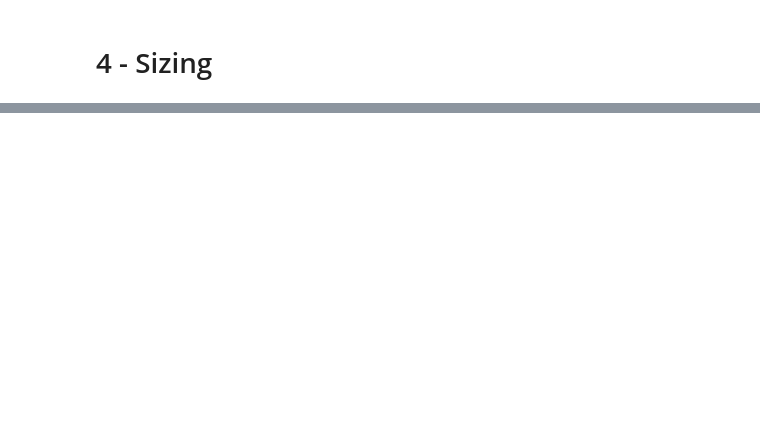
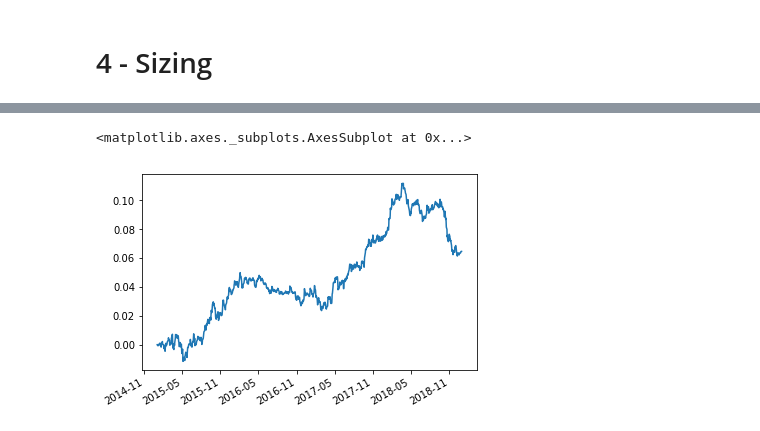
Before and after one commit to zliyclh/post_result, a Jupyter notebook: Center book.ipynb, the cells around one changed output, grey strips where cells are left out. Saved outputs shown, nothing was run; the diff lists cells and outputs as text; code cells hidden in the pictures; blank space fills up the shorter version.

Commit message:
add centre book code

```diff
--- a/Center book.ipynb
+++ b/Center book.ipynb
@@ -322,2 +663,3 @@ def signal_account(return_df,index_return_df,size_row,orig_size_df):
 # %%
-daily_pnl,account_curve,size_df=signal_account(abs_return,index_return,alpha_FI_size,'equal',0.015)
+Europe_center_book_equal=signal(abs_return,alpha_FI_size,alpha_FI_pnl,Book,index_mapping,'equal',0.015,"Europe",\
+                             fundamental_dict)
@@ -462,6 +842,0 @@ US["size_rank"]=quartile_name(US["size"],False)
-# %%
-size_mom=pd.Series()
-for i in range(1,6):
-    target=US[US["size_rank"]==i]
-    target["size_mom"]=list(zip(quartile_name(target["mom"],True),target["size_rank"]))
-    size_mom=size_mom.append(target["size_mom"])
@@ -473,0 +983,30 @@ See the caveats in the documentation: http://pandas.pydata.org/pandas-docs/stabl
+# %%
+def factor_size(alpha_size_df,rank_df,region,mapping_df):
+    '''
+    From portfolio size, factor return and rank to get factor size
+    '''
+    rank_df=rank_df.fillna(1.0)
+    size_df=alpha_size_df.loc[:,alpha_FI_size.apply(lambda x: universe_evaluate(x.name[0][-2:],mapping_df),axis=0)==region]
+    count_df=size_df.copy()
+    count_df[pd.notnull(count_df)]=1
+    signal_factor=count_df.apply(lambda x:x*rank_df.loc[:,x.name[0]] if x.name[0] in rank_df.columns else x\
+                                 ,axis=0) # generate signal/factor mapping
+
+    residual_size=Europe_size[signal_factor==1].dropna(how='all',axis=1)
+    #aim to extract those that are not covered by the factor, used later for hedge with market index
+
+
+    factor_size_dict={}
+    for i in sorted(rank_df.iloc[2][rank_df.iloc[2]!=1].dropna().unique()):
+        signal_factor_copy=signal_factor.copy()
+        signal_factor_evaluate=signal_factor_copy.apply(lambda x: x[x==i],axis=1)
+        signal_factor_evaluate[pd.notnull(signal_factor_evaluate)]=1
+        factor_size=size_df.loc[:,signal_factor_evaluate.columns]*signal_factor_evaluate
+        if factor_size.shape[1]==0:
+            pass
+        else:
+            factor_size_dict[i]=-factor_size.sum(axis=1)
+
+    factor_size=pd.DataFrame(factor_size_dict).loc[alpha_size_df.index]
+
+    return factor_size,residual_size
@@ -473,0 +1077,8 @@ See the caveats in the documentation: http://pandas.pydata.org/pandas-docs/stabl
+# %%
+factor_Europe_long_rp,factor_Europe_short_rp,factor_Europe_alpha_rp,factor_Europe_portfolio_rp=factor_signal_account(Europe_rank,abs_return,\
+                                                                             rp_Europe_alpha[2],'Europe',index_mapping)
+# %%
+factor_Europe_portfolio_rp[1].plot()
+# %% [output]
+<matplotlib.axes._subplots.AxesSubplot at 0x...>
+[figure, added]
```
Also changed, not shown: parts of 75 cells of this notebook, 2 other files.
